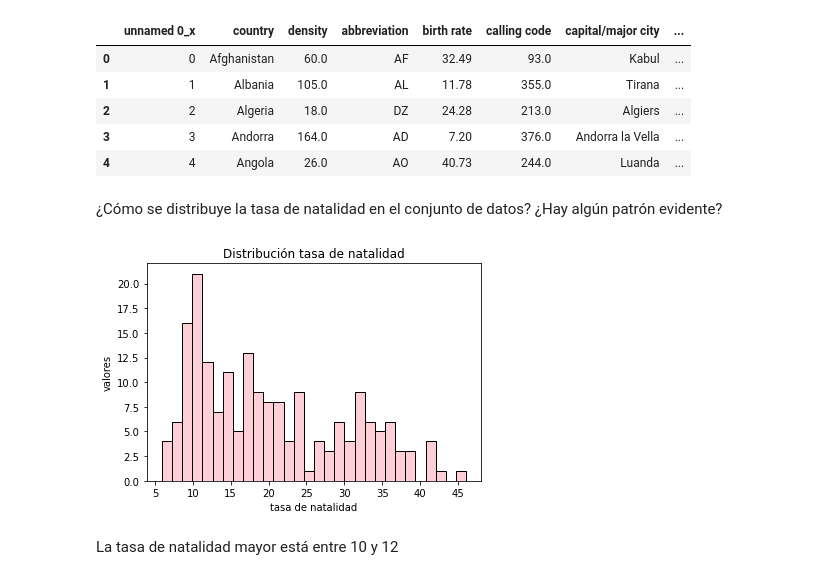
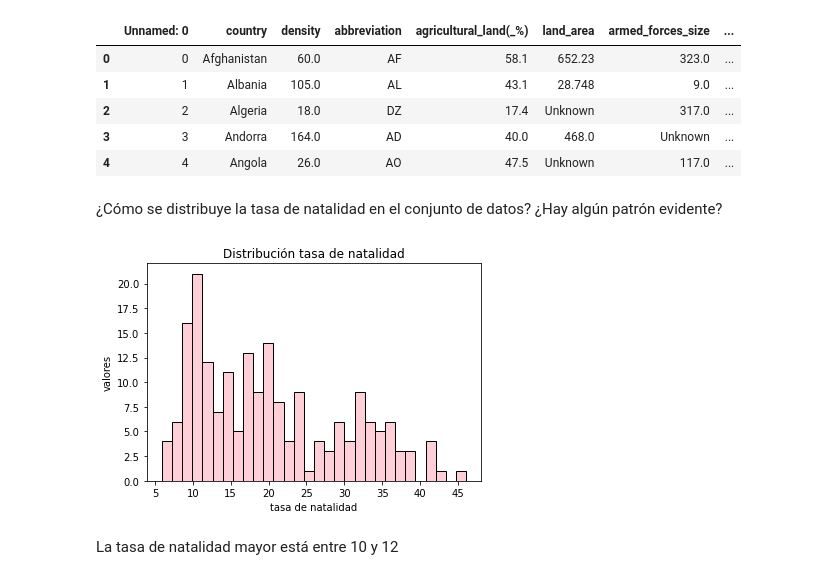
Before and after one commit to Adalab/da-modulo3-sprint2-pairprogramming-PatriciaAnaG, a Jupyter notebook: pair_VISUALIZACION.ipynb, the cells around one changed output. Cells and saved outputs as stored; diff of their text form; code cells hidden in the pictures.

```diff
--- a/pair_VISUALIZACION.ipynb
+++ b/pair_VISUALIZACION.ipynb
@@ -5,26 +5,26 @@ import seaborn as sns
 import pandas as pd
 import numpy as np
 # %%
-df = pd.read_csv('pair_nulos.csv')
+df = pd.read_csv('world_data_nonull.csv')
 
 pd.set_option('display.max_columns', None)
 
 df.head()
 # %% [output]
-|  | unnamed 0_x | country | density | abbreviation | birth rate | calling code | capital/major city | ... |
-| 0 | 0 | Afghanistan | 60.0 | AF | 32.49 | 93.0 | Kabul | ... |
-| 1 | 1 | Albania | 105.0 | AL | 11.78 | 355.0 | Tirana | ... |
-| 2 | 2 | Algeria | 18.0 | DZ | 24.28 | 213.0 | Algiers | ... |
-| 3 | 3 | Andorra | 164.0 | AD | 7.20 | 376.0 | Andorra la Vella | ... |
-| 4 | 4 | Angola | 26.0 | AO | 40.73 | 244.0 | Luanda | ... |
+|  | Unnamed: 0 | country | density | abbreviation | agricultural_land(_%) | land_area | armed_forces_size | ... |
+| 0 | 0 | Afghanistan | 60.0 | AF | 58.1 | 652.23 | 323.0 | ... |
+| 1 | 1 | Albania | 105.0 | AL | 43.1 | 28.748 | 9.0 | ... |
+| 2 | 2 | Algeria | 18.0 | DZ | 17.4 | Unknown | 317.0 | ... |
+| 3 | 3 | Andorra | 164.0 | AD | 40.0 | 468.0 | Unknown | ... |
+| 4 | 4 | Angola | 26.0 | AO | 47.5 | Unknown | 117.0 | ... |
 # %% [markdown]
 ¿Cómo se distribuye la tasa de natalidad en el conjunto de datos? ¿Hay algún patrón evidente?
 # %%
-sns.histplot(x='birth rate', data = df, bins=30, color='pink')
+sns.histplot(x='birth_rate', data = df, bins=30, color='pink')
 plt.xlabel('tasa de natalidad')
 plt.ylabel('valores')
 plt.title('Distribución tasa de natalidad');
 # %% [output]
-[figure, old version]
+[figure, new version]
 # %% [markdown]
 La tasa de natalidad mayor está entre 10 y 12
```
Also changed, not shown: parts of 18 cells of this notebook, 1 other file.
